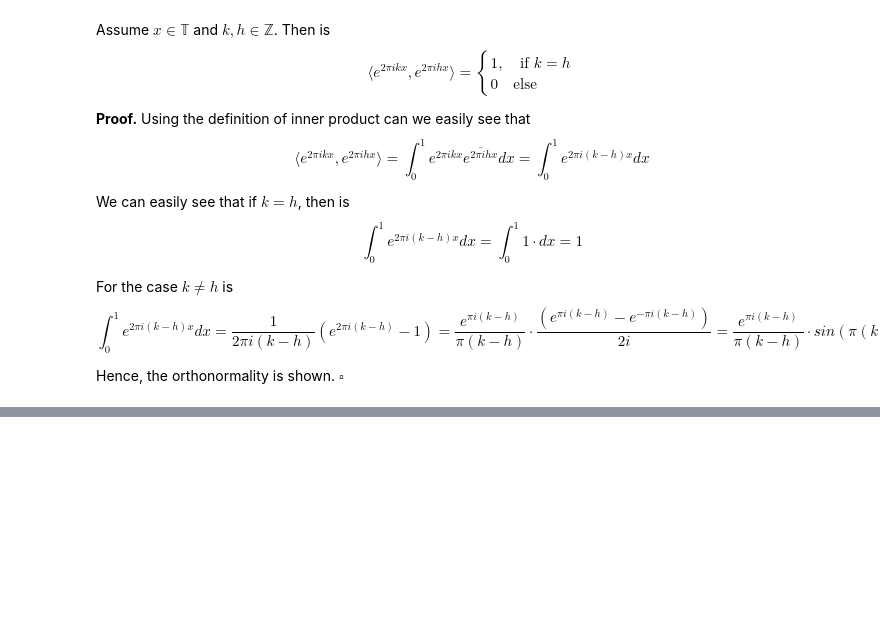
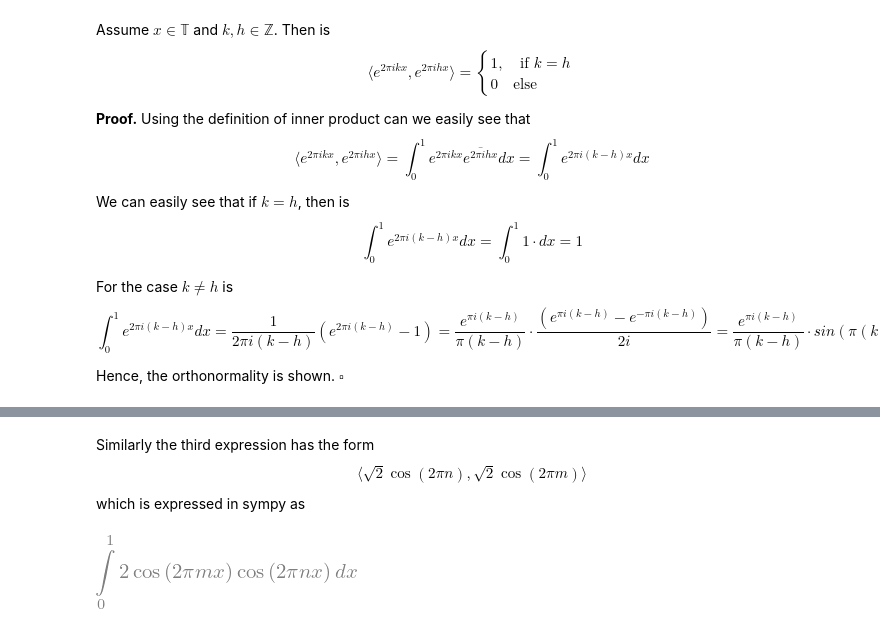
Before and after one commit to geirav/discrete-fourier-transform-project, a Jupyter notebook: Task1.ipynb, the cells around one changed output, grey strips where cells are left out. Drawn from its saved outputs; the diff is of its cells as text; code cells hidden in the pictures; blank space fills up the shorter version.

```diff
--- a/Task1.ipynb
+++ b/Task1.ipynb
@@ -50,0 +98,11 @@ $$
+# %% [markdown]
+Similarly the third expression has the form
+$$
+\langle \sqrt{2} \cos(2\pi n),\sqrt{2} \cos(2\pi m)  \rangle
+$$
+which is expressed in sympy as
+# %%
+int2 = sy.Integral( 2*sy.cos(2 * sy.pi * m * x)*sy.cos(2 * sy.pi * n * x), (x,0,1))
+int2
+# %% [output]
+[figure, added]
```
Also changed, not shown: parts of 25 cells of this notebook.
